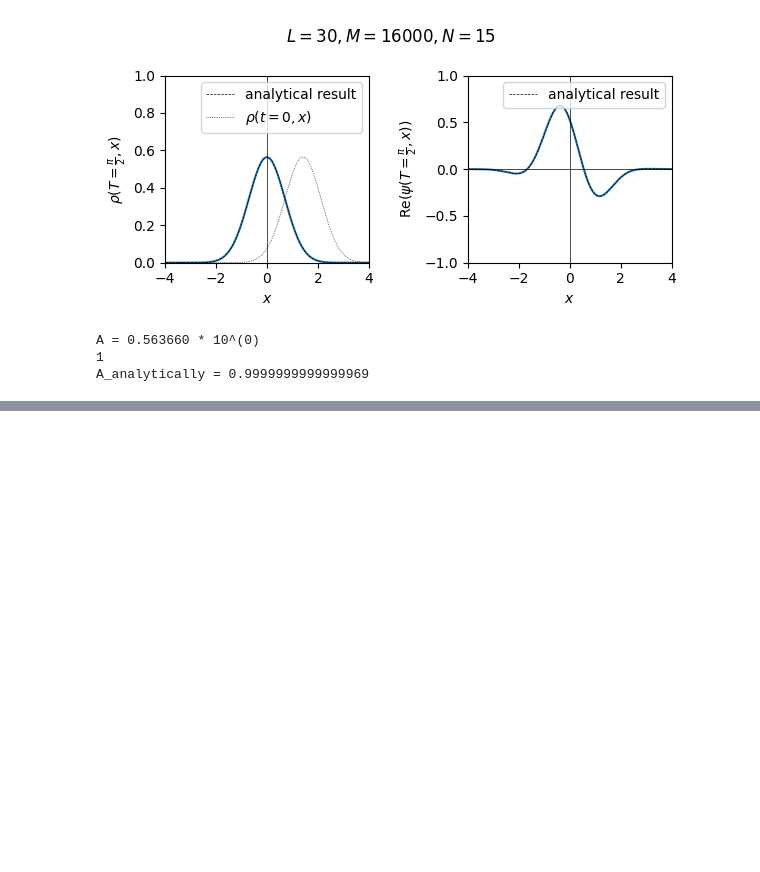
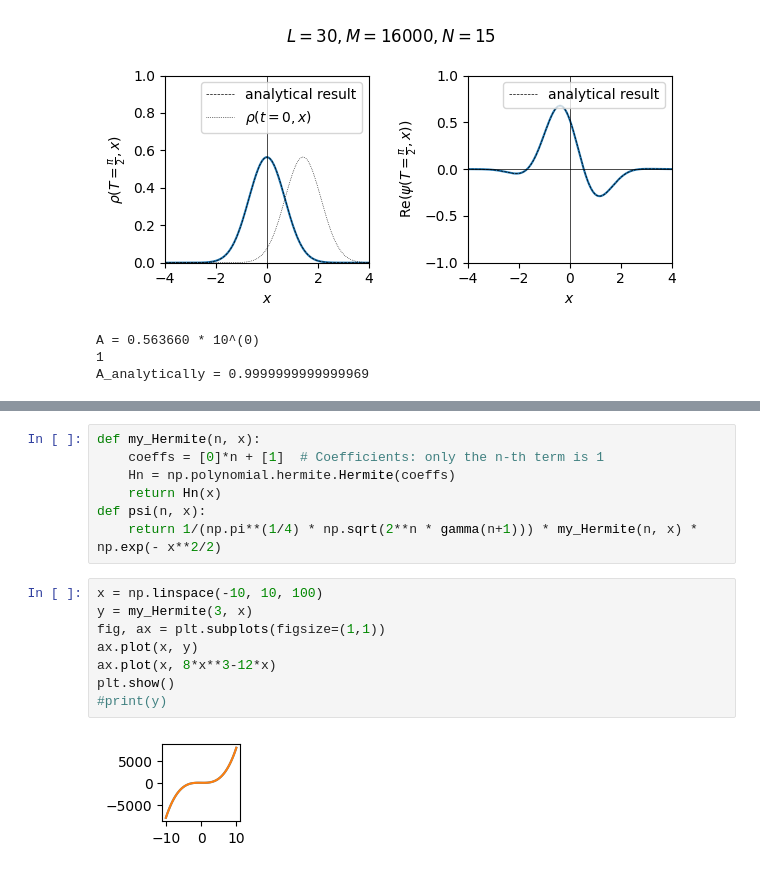
Before and after one commit to siyang03/numerical-path-integral, a Jupyter notebook: harmonic oscillator/harmonic oscillator.ipynb, the cells around one changed output, grey strips where cells are left out. Cells and saved outputs as stored; diff of their text form; blank space fills up the shorter version.

```diff
--- a/harmonic oscillator/harmonic oscillator.ipynb
+++ b/harmonic oscillator/harmonic oscillator.ipynb
@@ -145,0 +153,17 @@ A_analytically = 0.9999999999999969
+# %%
+def my_Hermite(n, x):
+    coeffs = [0]*n + [1]  # Coefficients: only the n-th term is 1
+    Hn = np.polynomial.hermite.Hermite(coeffs)
+    return Hn(x)
+def psi(n, x):
+    return 1/(np.pi**(1/4) * np.sqrt(2**n * gamma(n+1))) * my_Hermite(n, x) * np.exp(- x**2/2)
+# %%
+x = np.linspace(-10, 10, 100)
+y = my_Hermite(3, x)
+fig, ax = plt.subplots(figsize=(1,1))
+ax.plot(x, y)
+ax.plot(x, 8*x**3-12*x)
+plt.show()
+#print(y)
+# %% [output]
+[figure, added]
```
Also changed, not shown: parts of 7 cells of this notebook, 8 other files.
